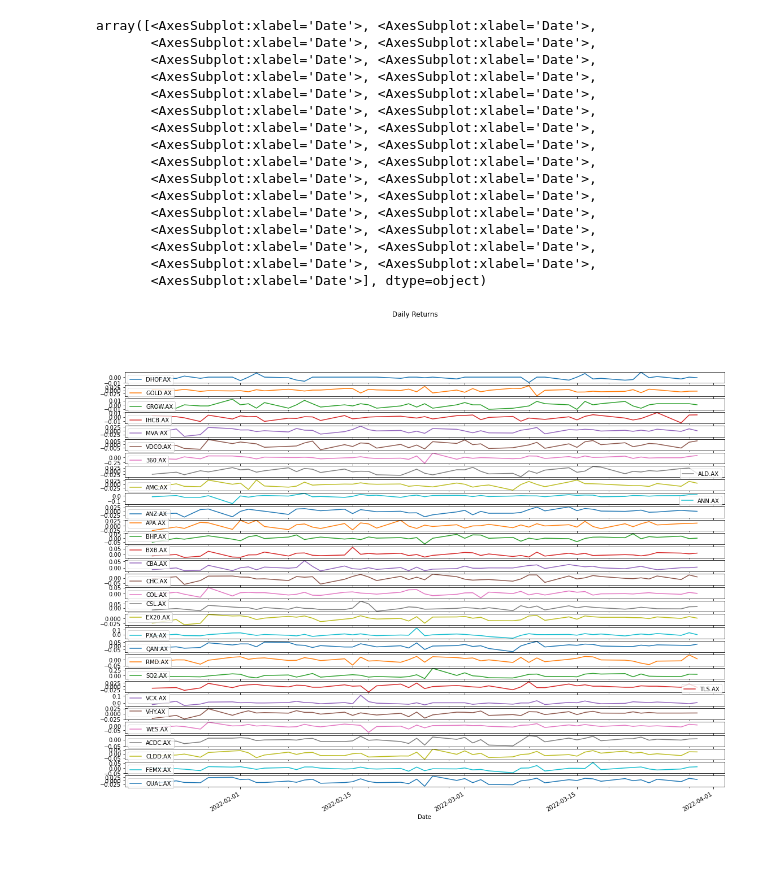
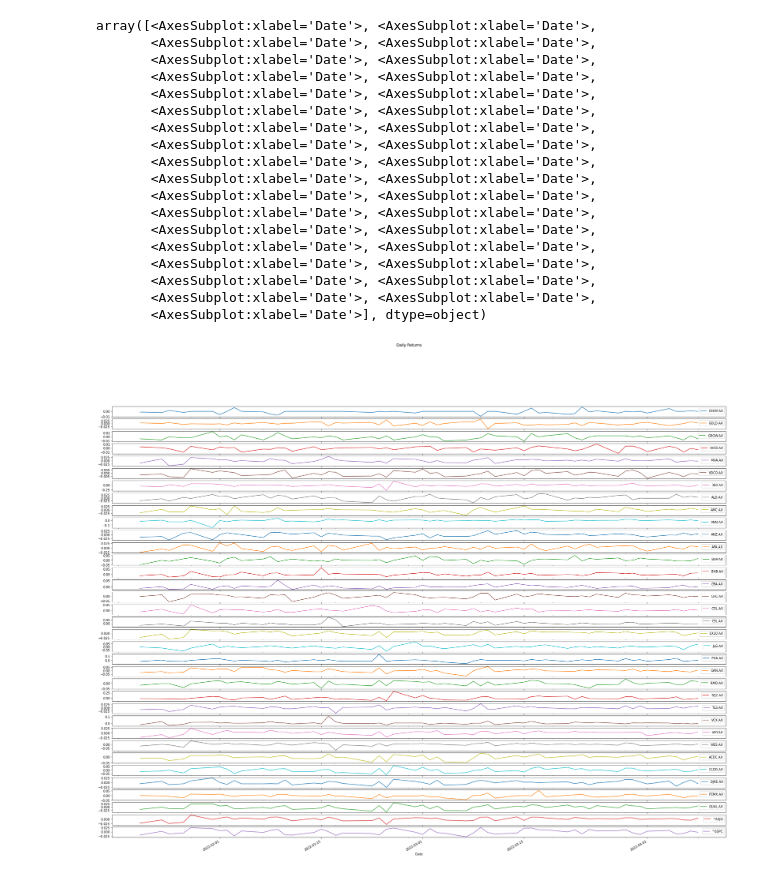
Before and after one commit to JimP315/PossibleAPI, a Jupyter notebook: PossibleAPI.ipynb, the cells around one changed output. Cells and saved outputs as stored; diff of their text form; code cells hidden in the pictures.

Commit message:
Uploaded update to notebook
Updates notebook on share ratios etc

```diff
--- a/PossibleAPI.ipynb
+++ b/PossibleAPI.ipynb
@@ -14,12 +15,13 @@ import yfinance as yf
 def read_data(data, start, end):
     data_df = yf.download(data, start, end)
     data_df.dropna(inplace = True)
-    dataclose_df = data_df["Close"]
+    dataclose_df = data_df["Adj Close"]
     return dataclose_df
 # %%
-defport = read_data(['GROW.AX', 'DHOF.AX', 'IHCB.AX', 'VDCO.AX', 'MVA.AX', 'GOLD.AX'],"2019-04-01","2022-03-31")
-shareport = read_data(['VHY.AX', 'EX20.AX', '360.AX', 'ANZ.AX', 'SQ2.AX', 'CBA.AX', 'PXA.AX', 'ALD.AX', 'AMC.AX', 'BHP.AX', 'APA.AX', 'BXB.AX', 'CHC.AX', 'COL.AX', 'WES.AX', 'CSL.AX', 'RMD.AX', 'TLS.AX', 'QAN.AX', 'VCX.AX', 'ANN.AX'],"2019-04-01","2022-03-31")
-growport = read_data(['QUAL.AX',  'FEMX.AX',   'ACDC.AX', 'CLDD.AX'],"2019-04-01","2022-03-31")
+defport = read_data(['GROW.AX', 'DHOF.AX', 'IHCB.AX', 'VDCO.AX', 'MVA.AX', 'GOLD.AX'],"2019-04-01","2022-04-11")
+shareport = read_data(['VHY.AX', 'EX20.AX', '360.AX', 'ANZ.AX', 'SQ2.AX', 'CBA.AX', 'PXA.AX', 'ALD.AX', 'AMC.AX', 'BHP.AX', 'APA.AX', 'BXB.AX', 'CHC.AX', 'COL.AX', 'WES.AX', 'CSL.AX', 'RMD.AX', 'TLS.AX', 'QAN.AX', 'VCX.AX', 'ANN.AX', 'JLG.AX'],"2019-04-01","2022-04-11")
+growport = read_data(['QUAL.AX',  'FEMX.AX', 'ACDC.AX', 'CLDD.AX', 'DJRE.AX'],"2019-04-01","2022-04-11")
+indexport = read_data(['^AXJO','^GSPC'],"2019-04-01", "2022-04-11")
 # 'MCSG.XA','MCSI.XA', include these
 # %% [output]
 [*********************100%***********************]  6 of 6 completed
@@ -28,7 +31,7 @@ growport = read_data(['QUAL.AX',  'FEMX.AX',   'ACDC.AX', 'CLDD.AX'],"2019-04-01
 # %%
-close_df = pd.concat([defport, shareport, growport], axis = "columns", join = "inner")
+close_df = pd.concat([defport, shareport, growport, indexport], axis = "columns", join = "inner")
 close_df.dropna(inplace = True)
-close_df.head()
+close_df.tail()
 # %% [output]
 |  | DHOF.AX | GOLD.AX | GROW.AX | IHCB.AX | MVA.AX | VDCO.AX | 360.AX | ALD.AX | AMC.AX | ANN.AX | ... | ... |
 | Date |  |  |  |  |  |  |  |  |  |  |  | ... |
@@ -106,22 +308,24 @@ datareturns_df.head(10)
 # %%
-datareturns_df.plot(subplots=True,figsize=(19, 15), title="Daily Returns")
+datareturns_df.plot(subplots=True,figsize=(35, 28), title="Daily Returns")
 
 #graph individually,for loop graphing each column
 # %% [output]
 array([<AxesSubplot:xlabel='Date'>, <AxesSubplot:xlabel='Date'>,
        <AxesSubplot:xlabel='Date'>, <AxesSubplot:xlabel='Date'>,
        <AxesSubplot:xlabel='Date'>, <AxesSubplot:xlabel='Date'>,
        <AxesSubplot:xlabel='Date'>, <AxesSubplot:xlabel='Date'>,
        <AxesSubplot:xlabel='Date'>, <AxesSubplot:xlabel='Date'>,
        <AxesSubplot:xlabel='Date'>, <AxesSubplot:xlabel='Date'>,
        <AxesSubplot:xlabel='Date'>, <AxesSubplot:xlabel='Date'>,
        <AxesSubplot:xlabel='Date'>, <AxesSubplot:xlabel='Date'>,
        <AxesSubplot:xlabel='Date'>, <AxesSubplot:xlabel='Date'>,
        <AxesSubplot:xlabel='Date'>, <AxesSubplot:xlabel='Date'>,
        <AxesSubplot:xlabel='Date'>, <AxesSubplot:xlabel='Date'>,
        <AxesSubplot:xlabel='Date'>, <AxesSubplot:xlabel='Date'>,
        <AxesSubplot:xlabel='Date'>, <AxesSubplot:xlabel='Date'>,
        <AxesSubplot:xlabel='Date'>, <AxesSubplot:xlabel='Date'>,
        <AxesSubplot:xlabel='Date'>, <AxesSubplot:xlabel='Date'>,
+       <AxesSubplot:xlabel='Date'>, <AxesSubplot:xlabel='Date'>,
+       <AxesSubplot:xlabel='Date'>, <AxesSubplot:xlabel='Date'>,
        <AxesSubplot:xlabel='Date'>], dtype=object)
-[figure, old version]
+[figure, new version]
```
Also changed, not shown: parts of 28 cells of this notebook.
